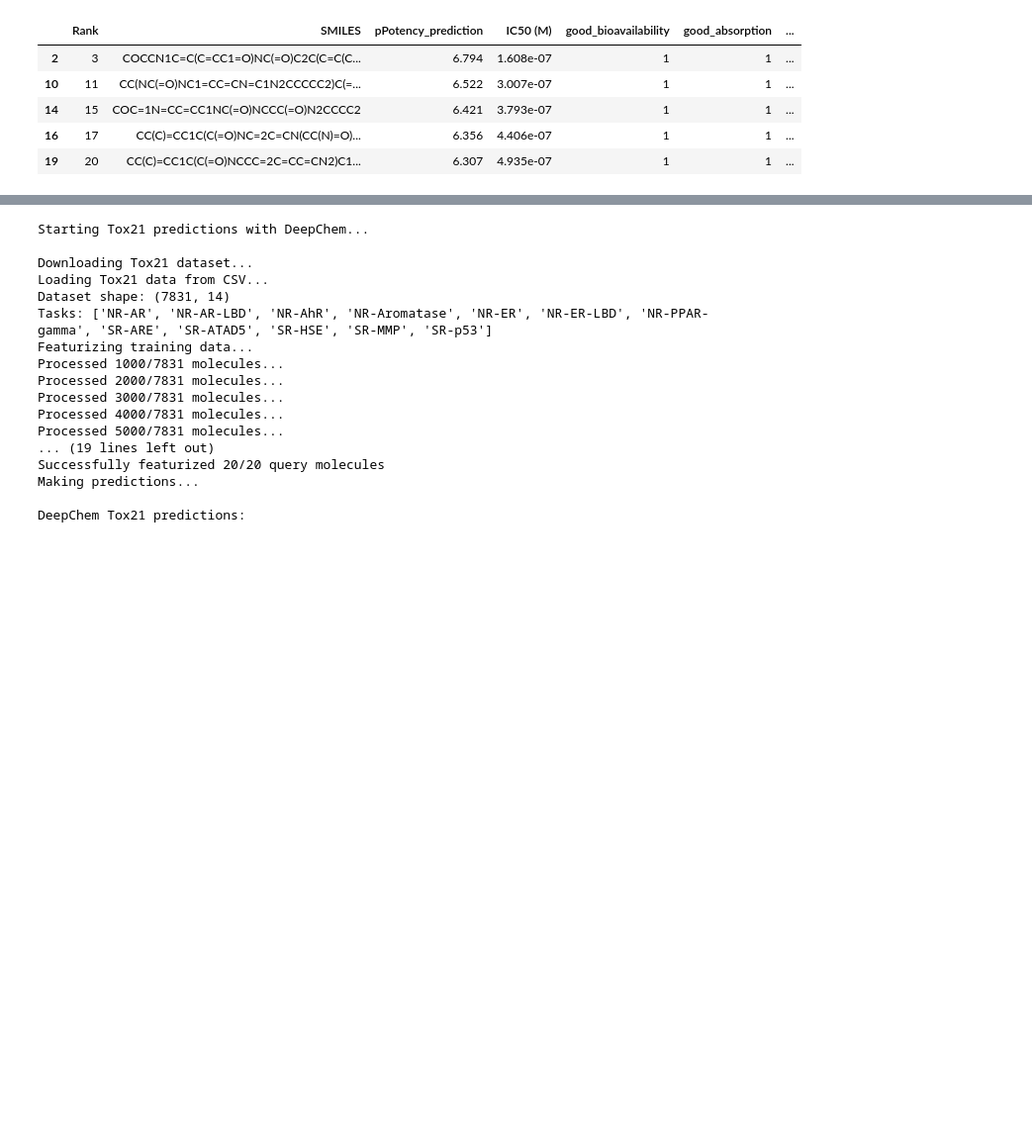
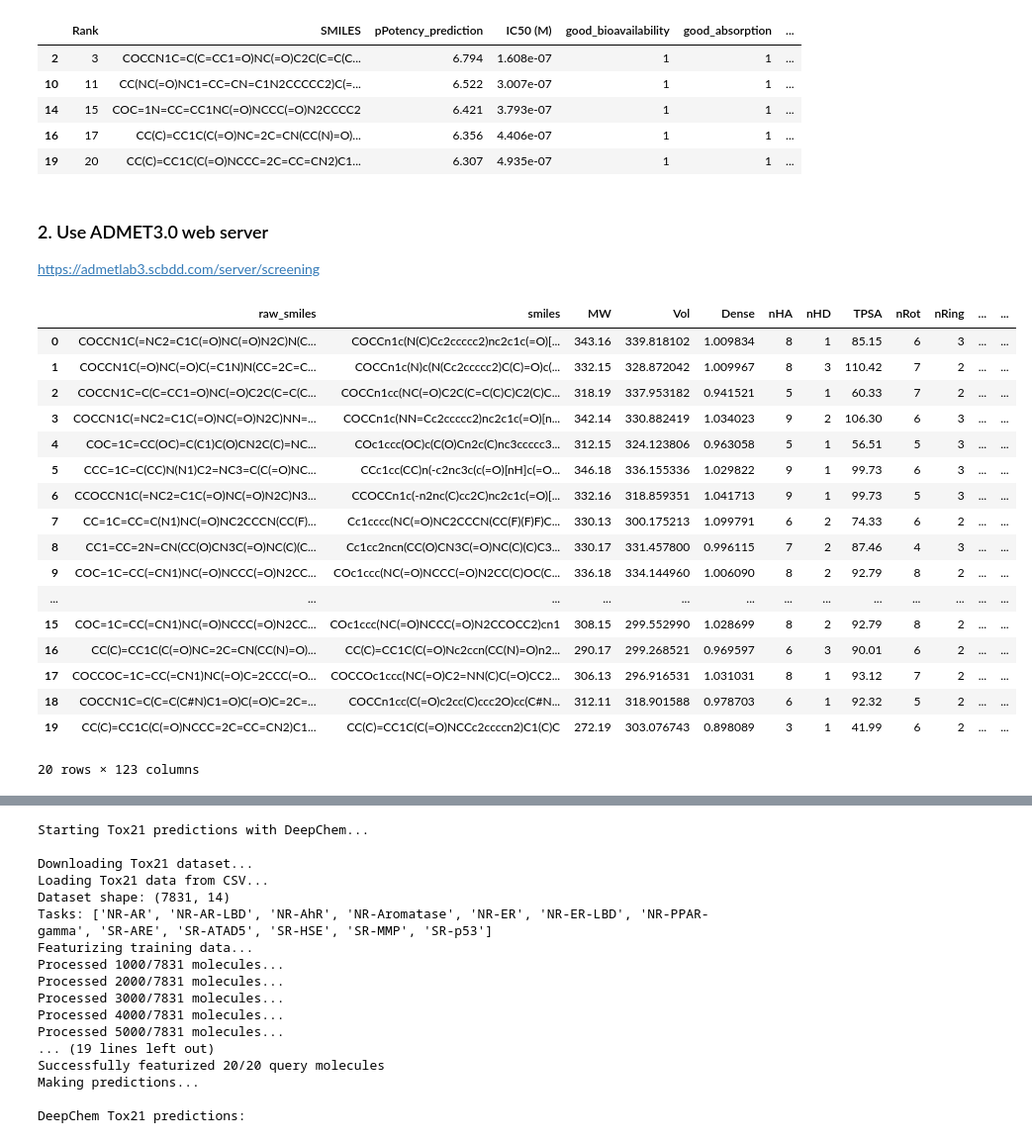
Before and after one commit to soumyadeepghosh35/DTRA_DrugDesign, a Jupyter notebook: PubchemData/Step6_Toxicity_AllVirus.ipynb, the cells around one changed output, grey strips where cells are left out. Shown at 99% size. Cells and saved outputs as stored; diff of their text form; code cells hidden in the pictures; blank space fills up the shorter version.

```diff
--- a/PubchemData/Step6_Toxicity_AllVirus.ipynb
+++ b/PubchemData/Step6_Toxicity_AllVirus.ipynb
@@ -440,3 +459,29 @@ Found 5 compounds with:
 | 14 | 15 | COC=1N=CC=CC1NC(=O)NCCC(=O)N2CCCC2 | 6.421 | 3.793e-07 | 1 | 1 | ... |
 | 16 | 17 | CC(C)=CC1C(C(=O)NC=2C=CN(CC(N)=O)... | 6.356 | 4.406e-07 | 1 | 1 | ... |
 | 19 | 20 | CC(C)=CC1C(C(=O)NCCC=2C=CC=CN2)C1... | 6.307 | 4.935e-07 | 1 | 1 | ... |
+# %% [markdown]
+### 2. Use ADMET3.0 web server
+
+https://admetlab3.scbdd.com/server/screening
+# %%
+EnamineAntiviralsData_wToxicity_4rm_ADMET_webServer = pd.read_csv(dataDir + "Toxicity/ADMET_webServer.csv")
+EnamineAntiviralsData_wToxicity_4rm_ADMET_webServer
+# %% [output]
+|  | raw_smiles | smiles | MW | Vol | Dense | nHA | nHD | TPSA | nRot | nRing | ... | ... |
+| 0 | COCCN1C(=NC2=C1C(=O)NC(=O)N2C)N(C... | COCCn1c(N(C)Cc2ccccc2)nc2c1c(=O)[... | 343.16 | 339.818102 | 1.009834 | 8 | 1 | 85.15 | 6 | 3 | ... | ... |
+| 1 | COCCN1C(=O)NC(=O)C(=C1N)N(CC=2C=C... | COCCn1c(N)c(N(Cc2ccccc2)C(C)=O)c(... | 332.15 | 328.872042 | 1.009967 | 8 | 3 | 110.42 | 7 | 2 | ... | ... |
+| 2 | COCCN1C=C(C=CC1=O)NC(=O)C2C(C=C(C... | COCCn1cc(NC(=O)C2C(C=C(C)C)C2(C)C... | 318.19 | 337.953182 | 0.941521 | 5 | 1 | 60.33 | 7 | 2 | ... | ... |
+| 3 | COCCN1C(=NC2=C1C(=O)NC(=O)N2C)NN=... | COCCn1c(NN=Cc2ccccc2)nc2c1c(=O)[n... | 342.14 | 330.882419 | 1.034023 | 9 | 2 | 106.30 | 6 | 3 | ... | ... |
+| 4 | COC=1C=CC(OC)=C(C1)C(O)CN2C(C)=NC... | COc1ccc(OC)c(C(O)Cn2c(C)nc3ccccc3... | 312.15 | 324.123806 | 0.963058 | 5 | 1 | 56.51 | 5 | 3 | ... | ... |
+| 5 | CCC=1C=C(CC)N(N1)C2=NC3=C(C(=O)NC... | CCc1cc(CC)n(-c2nc3c(c(=O)[nH]c(=O... | 346.18 | 336.155336 | 1.029822 | 9 | 1 | 99.73 | 6 | 3 | ... | ... |
+| 6 | CCOCCN1C(=NC2=C1C(=O)NC(=O)N2C)N3... | CCOCCn1c(-n2nc(C)cc2C)nc2c1c(=O)[... | 332.16 | 318.859351 | 1.041713 | 9 | 1 | 99.73 | 5 | 3 | ... | ... |
+| 7 | CC=1C=CC=C(N1)NC(=O)NC2CCCN(CC(F)... | Cc1cccc(NC(=O)NC2CCCN(CC(F)(F)F)C... | 330.13 | 300.175213 | 1.099791 | 6 | 2 | 74.33 | 6 | 2 | ... | ... |
+| 8 | CC1=CC=2N=CN(CC(O)CN3C(=O)NC(C)(C... | Cc1cc2ncn(CC(O)CN3C(=O)NC(C)(C)C3... | 330.17 | 331.457800 | 0.996115 | 7 | 2 | 87.46 | 4 | 3 | ... | ... |
+| 9 | COC=1C=CC(=CN1)NC(=O)NCCC(=O)N2CC... | COc1ccc(NC(=O)NCCC(=O)N2CC(C)OC(C... | 336.18 | 334.144960 | 1.006090 | 8 | 2 | 92.79 | 8 | 2 | ... | ... |
+| ... | ... | ... | ... | ... | ... | ... | ... | ... | ... | ... | ... | ... |
+| 15 | COC=1C=CC(=CN1)NC(=O)NCCC(=O)N2CC... | COc1ccc(NC(=O)NCCC(=O)N2CCOCC2)cn1 | 308.15 | 299.552990 | 1.028699 | 8 | 2 | 92.79 | 8 | 2 | ... | ... |
+| 16 | CC(C)=CC1C(C(=O)NC=2C=CN(CC(N)=O)... | CC(C)=CC1C(C(=O)Nc2ccn(CC(N)=O)n2... | 290.17 | 299.268521 | 0.969597 | 6 | 3 | 90.01 | 6 | 2 | ... | ... |
+| 17 | COCCOC=1C=CC(=CN1)NC(=O)C=2CCC(=O... | COCCOc1ccc(NC(=O)C2=NN(C)C(=O)CC2... | 306.13 | 296.916531 | 1.031031 | 8 | 1 | 93.12 | 7 | 2 | ... | ... |
+| 18 | COCCN1C=C(C=C(C#N)C1=O)C(=O)C=2C=... | COCCn1cc(C(=O)c2cc(C)ccc2O)cc(C#N... | 312.11 | 318.901588 | 0.978703 | 6 | 1 | 92.32 | 5 | 2 | ... | ... |
+| 19 | CC(C)=CC1C(C(=O)NCCC=2C=CC=CN2)C1... | CC(C)=CC1C(C(=O)NCCc2ccccn2)C1(C)C | 272.19 | 303.076743 | 0.898089 | 3 | 1 | 41.99 | 6 | 2 | ... | ... |
+20 rows × 123 columns
```
Also changed, not shown: parts of 9 cells of this notebook, 2 other files.
